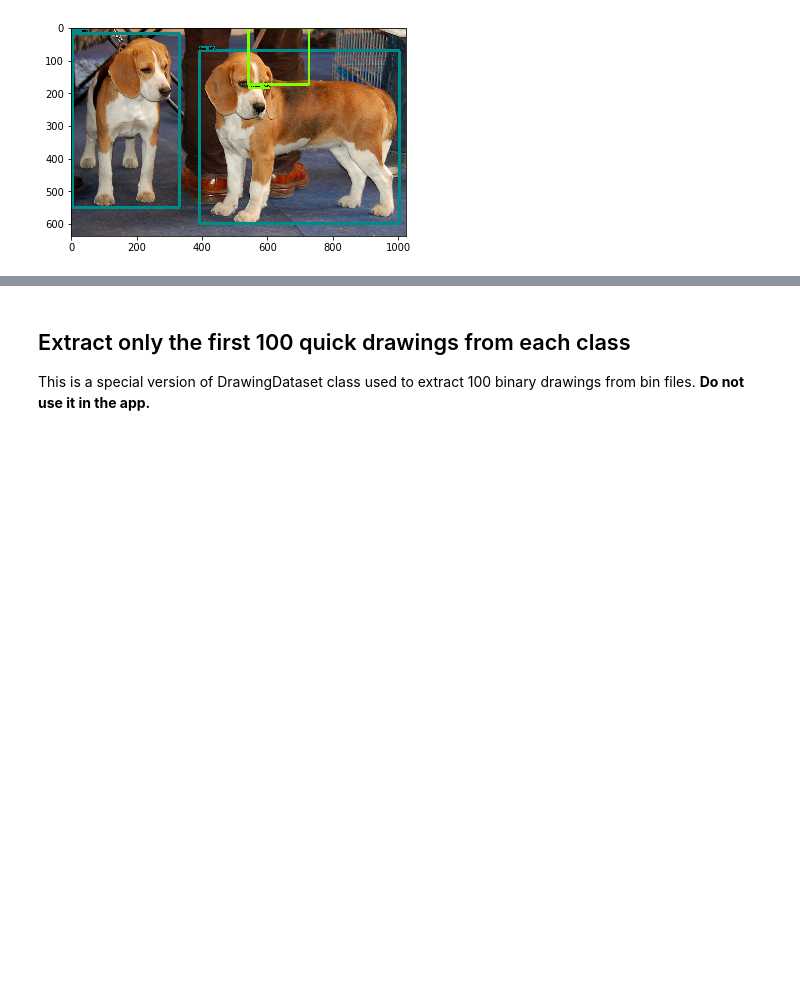
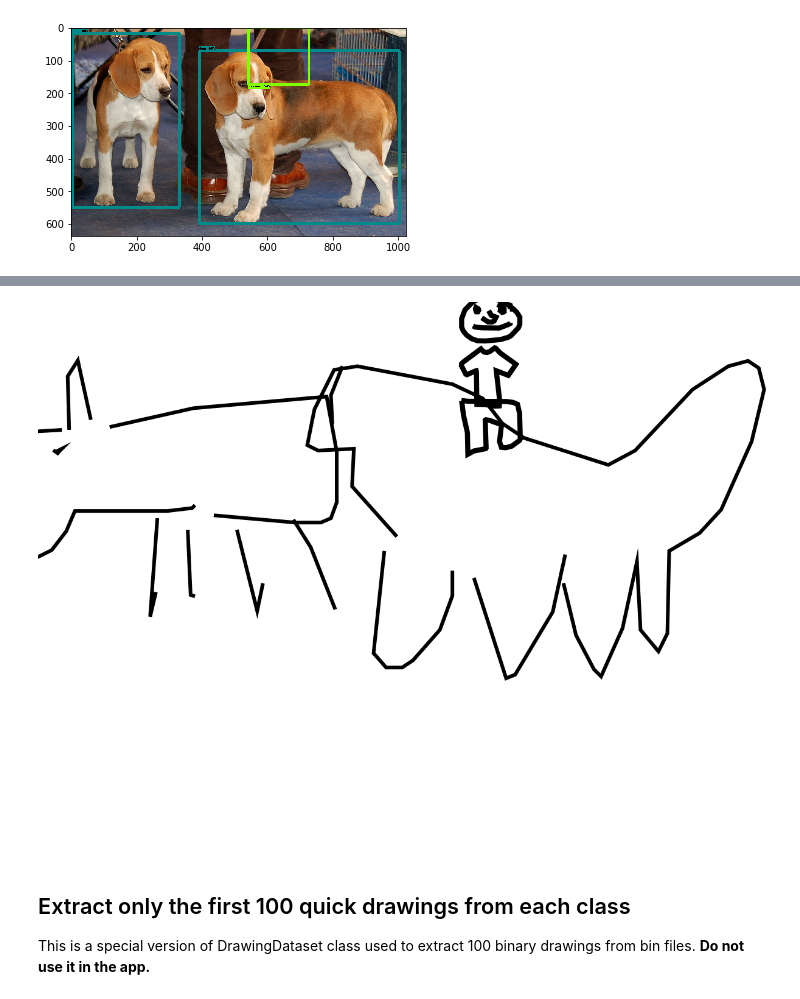
Before and after one commit to Tony607/voice-camera, a Jupyter notebook: prototype.ipynb, the cells around one changed output, grey strips where cells are left out. Saved outputs shown, nothing was run; the diff lists cells and outputs as text; code cells hidden in the pictures; blank space fills up the shorter version.

```diff
--- a/prototype.ipynb
+++ b/prototype.ipynb
@@ -67,3 +49,8 @@ plt.imshow(sk.get_npimage())
+# %%
+from PIL import Image
+Image.fromarray(sk.get_npimage())
+# %% [output]
+[figure, added]
 # %%
 sk.save_png('data/paint.png')
 # %% [markdown]
```
Also changed, not shown: parts of 2 cells of this notebook, 4 other files.
